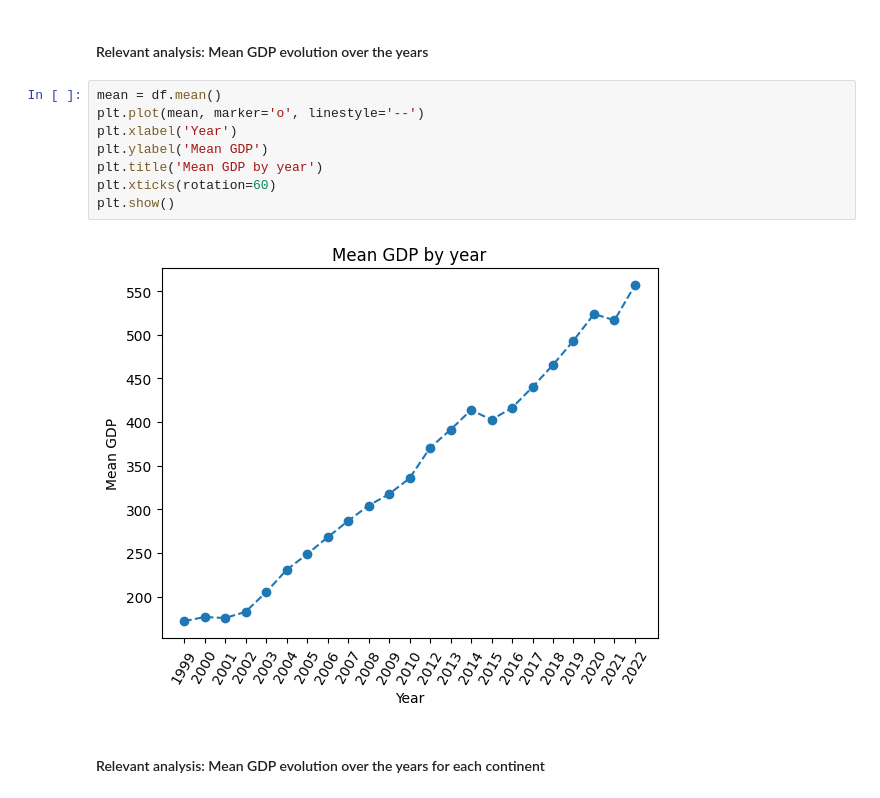
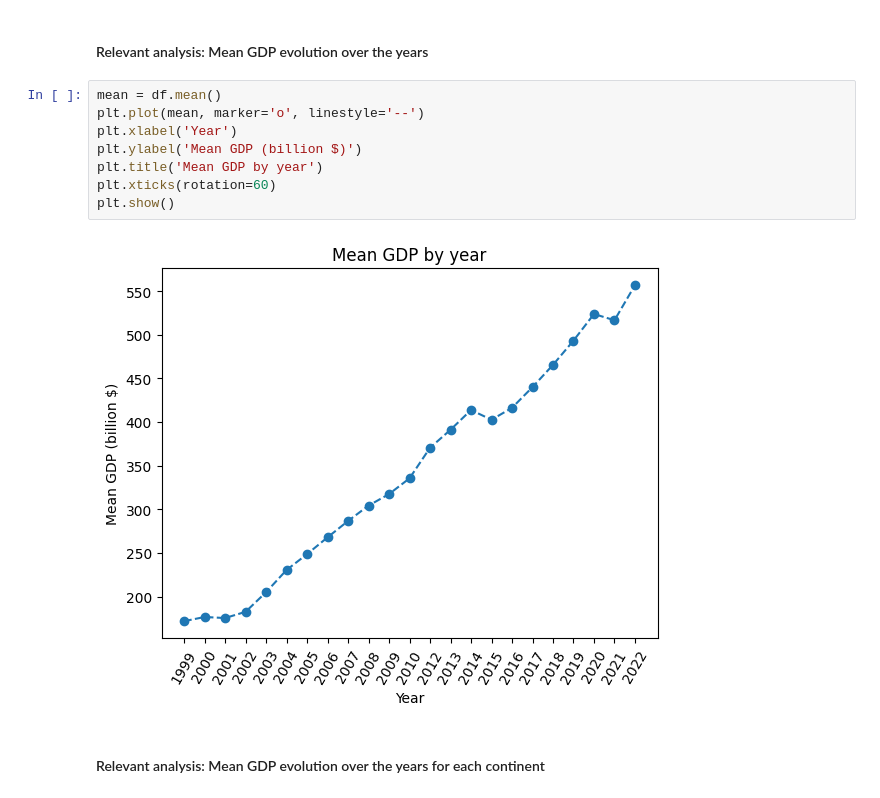
Before and after one commit to 911AstalusAdrian/MS2-PT, a Jupyter notebook: A3/regression_noetbook.ipynb, the cells around one changed output. Cells and saved outputs as stored; diff of their text form.

```diff
--- a/A3/regression_noetbook.ipynb
+++ b/A3/regression_noetbook.ipynb
@@ -70,13 +70,13 @@ max    9268.430000  9816.980000  10127.950000  10469.600000  10960.750000  11712
 # %%
 mean = df.mean()
 plt.plot(mean, marker='o', linestyle='--')
 plt.xlabel('Year')
-plt.ylabel('Mean GDP')
+plt.ylabel('Mean GDP (billion $)')
 plt.title('Mean GDP by year')
 plt.xticks(rotation=60)
 plt.show()
 # %% [output]
-[figure, old version]
+[figure, new version]
 # %% [markdown]
 #### Relevant analysis: Mean GDP evolution over the years for each continent
 # %%
```
Also changed, not shown: parts of 13 cells of this notebook.
